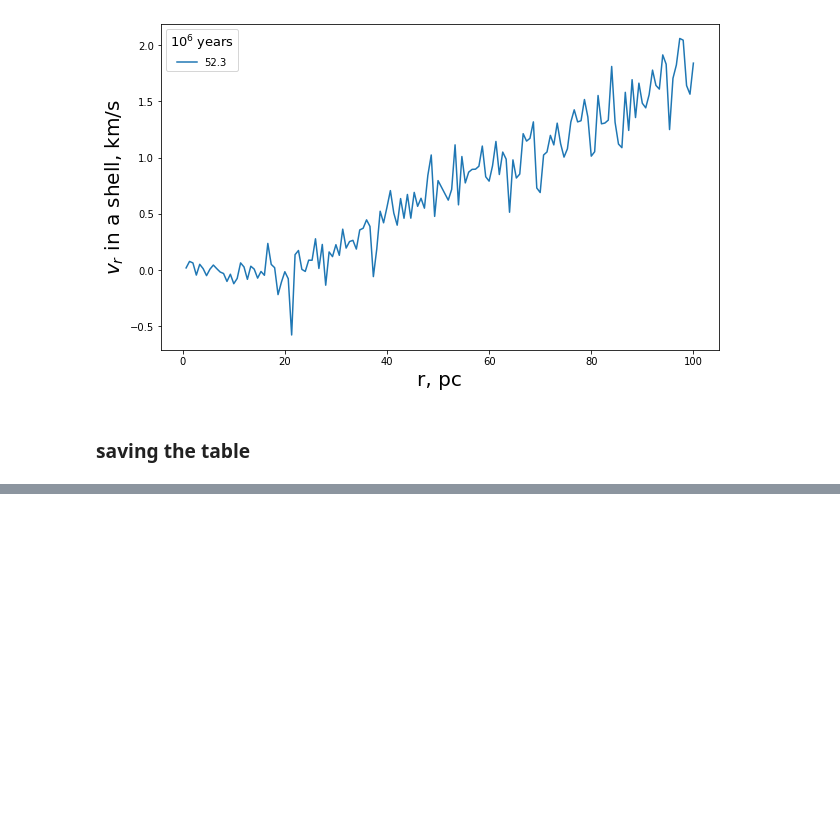
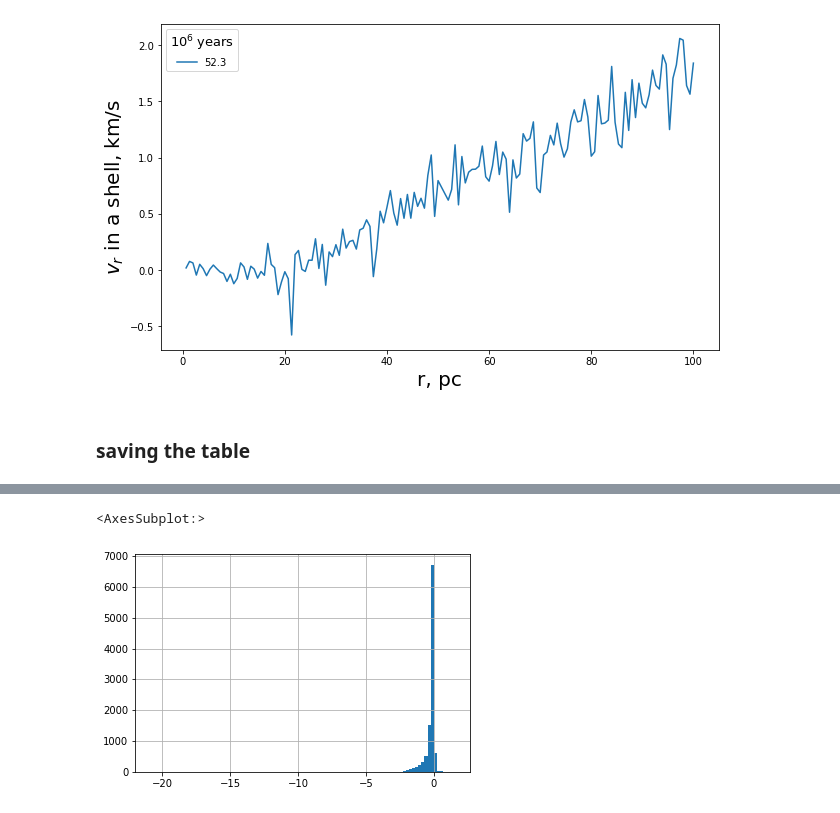
Before and after one commit to olgaborodina/N-body_simulations_analysis, a Jupyter notebook: kinematics_analysis.ipynb, the cells around one changed output, grey strips where cells are left out. Drawn from its saved outputs; the diff is of its cells as text; code cells hidden in the pictures; blank space fills up the shorter version.

```diff
--- a/kinematics_analysis.ipynb
+++ b/kinematics_analysis.ipynb
@@ -182,0 +258,45 @@ v_in_shells.to_csv('vr_in_shell.csv', sep=' ', index=False)
+# %%
+snapshot = 100
+# %%
+cluster = pd.read_csv(OUTPUT_DIR / get_filename(snapshot),
+                          index_col=0, delimiter='\s+', header=3, names=names)
+cluster = normalize_cluster(cluster)
+
+cluster_prev = pd.read_csv(OUTPUT_DIR / get_filename(snapshot - 1),
+                               index_col=0, delimiter='\s+', header=3, names=names)
+cluster_prev = normalize_cluster(cluster_prev)
+
+cluster_post = pd.read_csv(OUTPUT_DIR / get_filename(snapshot + 1),
+                               index_col=0, delimiter='\s+', header=3, names=names)
+cluster_post = normalize_cluster(cluster_post)
+# %%
+# dvxc, dvyc, dvzc = density_cs.iloc[snapshot + 1, 4:7] - density_cs.iloc[snapshot - 1, 4:7]
+dvxc = vel_spline_x(t_range)[snapshot + 1] - vel_spline_x(t_range)[snapshot - 1]
+dvyc = vel_spline_y(t_range)[snapshot + 1] - vel_spline_y(t_range)[snapshot - 1]
+dvzc = vel_spline_z(t_range)[snapshot + 1] - vel_spline_z(t_range)[snapshot - 1]
+
+acc_x = (cluster_post['vx'] - cluster_prev['vx'] - dvxc) / (2 * T_norm)
+acc_y = (cluster_post['vy'] - cluster_prev['vy'] - dvyc) / (2 * T_norm)
+acc_z = (cluster_post['vz'] - cluster_prev['vz'] - dvzc) / (2 * T_norm)
+
+acceleration = np.sqrt(acc_x ** 2 + acc_y ** 2 +acc_z ** 2) / (2 * T_norm)
+# %%
+xc = coord_spline_x(t_range)[snapshot]
+yc = coord_spline_y(t_range)[snapshot]
+zc = coord_spline_z(t_range)[snapshot]
+# xc, yc, zc = density_cs.iloc[snapshot, 1:4]
+
+alpha = np.arctan2(yc, xc)
+
+x_ = np.cos(alpha) * (cluster['x'] - xc) + np.sin(alpha) * (cluster['y'] - yc)
+y_ = - np.cos(alpha) * (cluster['x'] - xc) + np.sin(alpha) * (cluster['y'] - yc)
+z_ = cluster['z'] - zc
+
+acc_x_ = np.cos(alpha) * acc_x + np.sin(alpha) * acc_x
+acc_y_ = - np.cos(alpha) * acc_y + np.sin(alpha) * acc_y
+acc_z_ = acc_z
+# %%
+(acc_z_ * z_ / abs(z_)).hist(bins=100)
+# %% [output]
+<AxesSubplot:>
+[figure, added]
```
Also changed, not shown: parts of 15 cells of this notebook.
